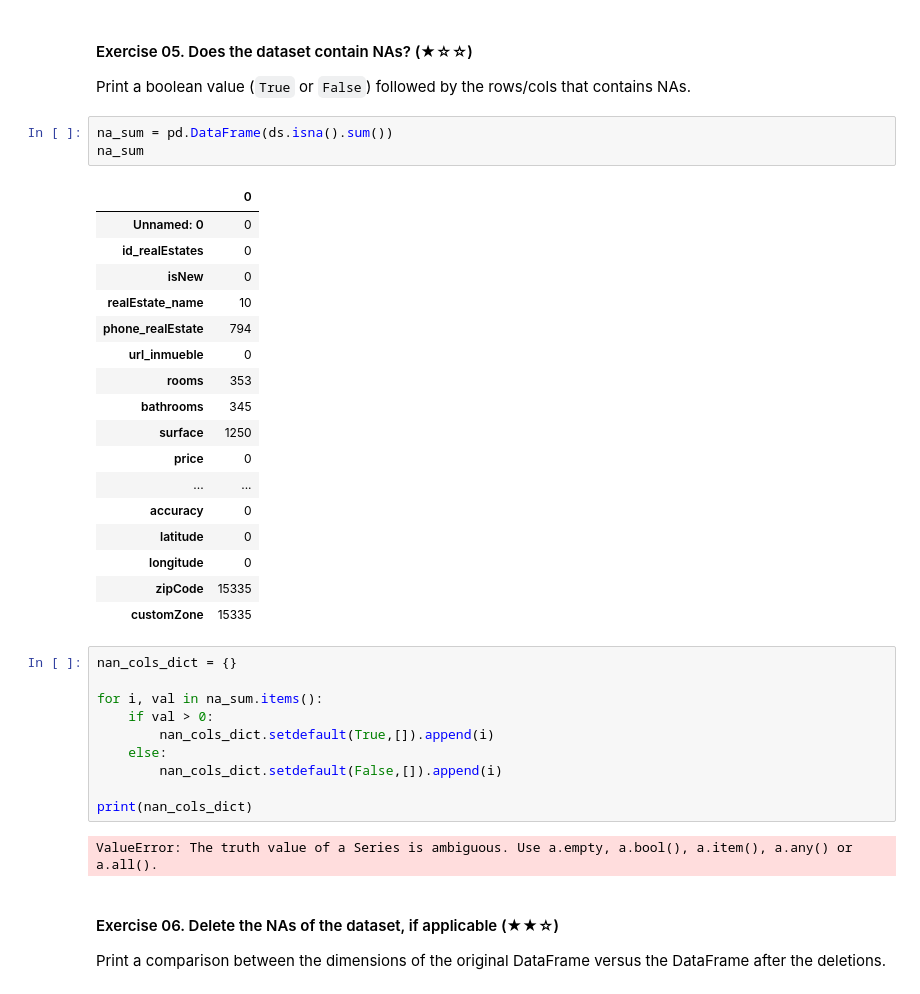
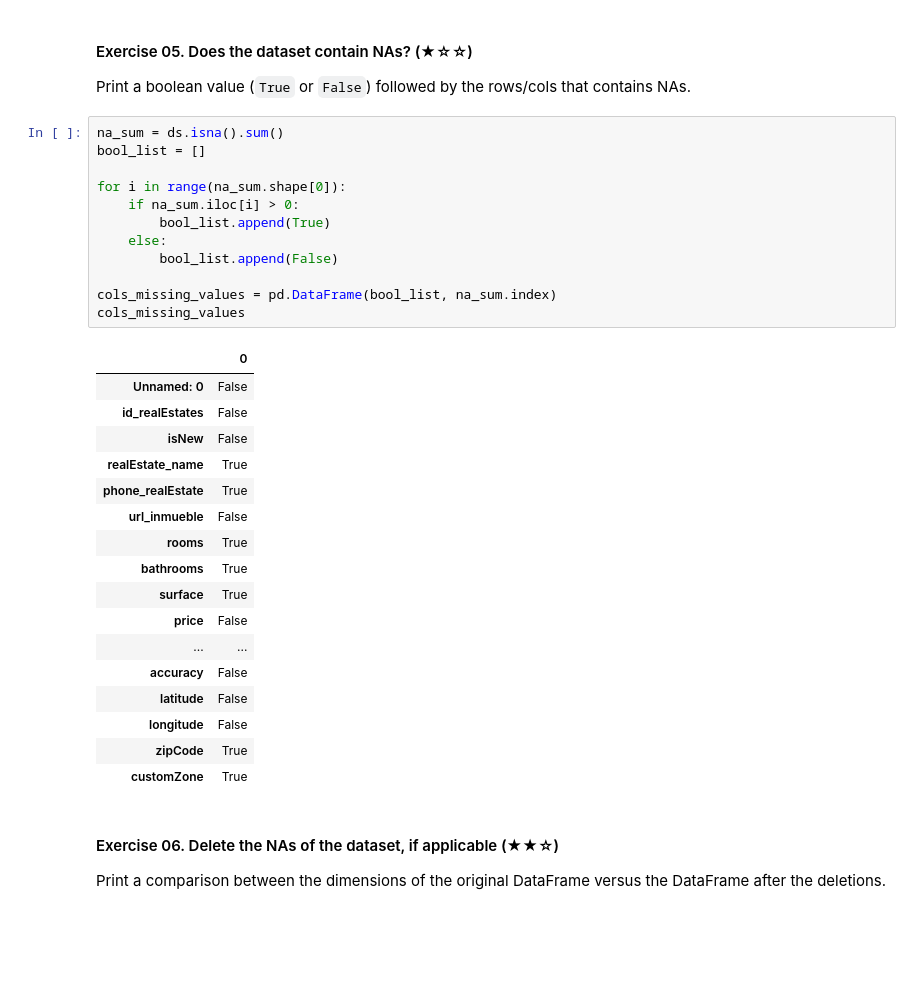
Before and after one commit to jilemp/realestate-datacleanup-exercise, a Jupyter notebook: project.ipynb, the cells around one changed output. Cells and saved outputs as stored; diff of their text form; blank space fills up the shorter version.

```diff
--- a/project.ipynb
+++ b/project.ipynb
@@ -118,39 +118,36 @@ print(populations)
 #### Exercise 05. Does the dataset contain NAs? (★☆☆)
 
 Print a boolean value (`True` or `False`) followed by the rows/cols that contains NAs.
-# %%
-na_sum = pd.DataFrame(ds.isna().sum())
-na_sum
-# %% [output]
-|  | 0 |
-| Unnamed: 0 | 0 |
-| id_realEstates | 0 |
-| isNew | 0 |
-| realEstate_name | 10 |
-| phone_realEstate | 794 |
-| url_inmueble | 0 |
-| rooms | 353 |
-| bathrooms | 345 |
-| surface | 1250 |
-| price | 0 |
-| ... | ... |
-| accuracy | 0 |
-| latitude | 0 |
-| longitude | 0 |
-| zipCode | 15335 |
-| customZone | 15335 |
-# %%
-nan_cols_dict = {}
-
-for i, val in na_sum.items():
-    if val > 0:
-        nan_cols_dict.setdefault(True,[]).append(i)
-    else:
-        nan_cols_dict.setdefault(False,[]).append(i)
-
-print(nan_cols_dict)
-# %% [output]
-ValueError: The truth value of a Series is ambiguous. Use a.empty, a.bool(), a.item(), a.any() or a.all().
+# %%
+na_sum = ds.isna().sum()
+bool_list = []
+
+for i in range(na_sum.shape[0]):
+    if na_sum.iloc[i] > 0:
+        bool_list.append(True)
+    else:
+        bool_list.append(False)
+
+cols_missing_values = pd.DataFrame(bool_list, na_sum.index)
+cols_missing_values
+# %% [output]
+|  | 0 |
+| Unnamed: 0 | False |
+| id_realEstates | False |
+| isNew | False |
+| realEstate_name | True |
+| phone_realEstate | True |
+| url_inmueble | False |
+| rooms | True |
+| bathrooms | True |
+| surface | True |
+| price | False |
+| ... | ... |
+| accuracy | False |
+| latitude | False |
+| longitude | False |
+| zipCode | True |
+| customZone | True |
 # %% [markdown]
 #### Exercise 06. Delete the NAs of the dataset, if applicable (★★☆)
 
```
Also changed, not shown: parts of 6 cells of this notebook.
